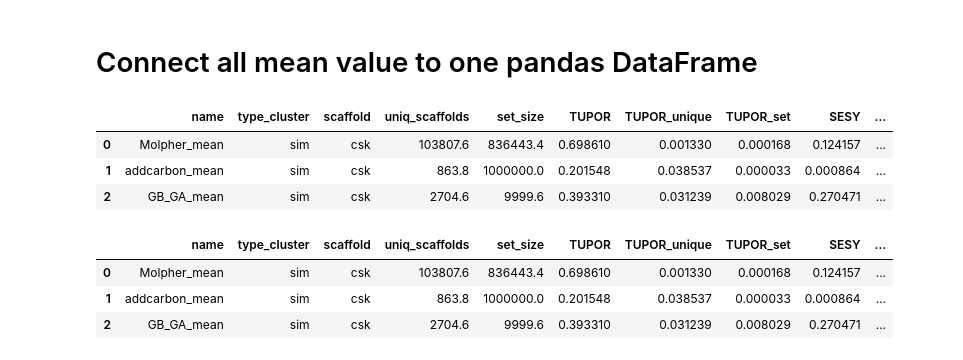
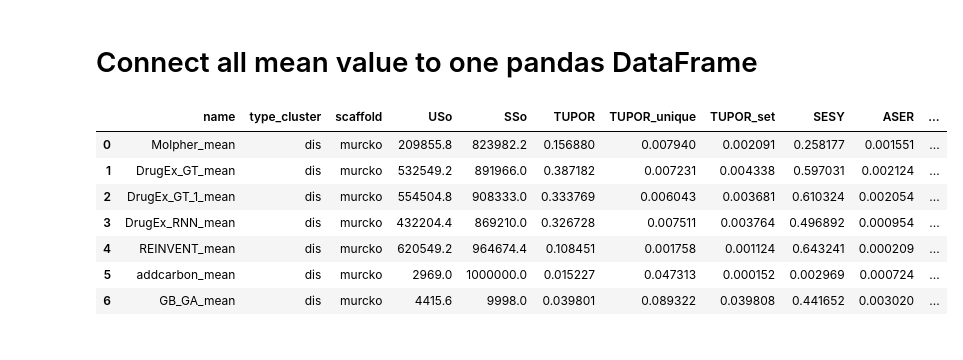
Before and after one commit to filvaleriia/scaffold-based-metrics, a Jupyter notebook: calculate_the_metrics.ipynb, the cells around one changed output. Cells and saved outputs as stored; diff of their text form; code cells hidden in the pictures.

```diff
--- a/calculate_the_metrics.ipynb
+++ b/calculate_the_metrics.ipynb
@@ -172,6 +174,6 @@ def avarage_value(number, type_cluster, scaffold_type, generator, receptor):
 # %%
-type_cluster = 'sim' #options: 'dis'|'sim'
+type_cluster = 'dis' #options: 'dis'|'sim'
 number = 5 #options: 1-5
 scaffold_type = 'murcko' #options: 'csk'|'murcko'
-generator = 'addcarbon' #options: 'Molpher'|'DrugEx'
-receptor = 'Glucocorticoid_receptor' #options: 'Glucocorticoid_receptor'|'Leukocyte_elastase'
+generator = 'DrugEx_RNN' #options: 'Molpher'|'DrugEx'
+receptor = 'Glucocorticoid_receptor' #options: 'Glucocorticoid_receptor'|'Leukocyte_elastase'``
@@ -189,0 +180,7 @@ avarage_value(number, type_cluster, scaffold_type, generator, receptor)
+# %%
+for generator in ['Molpher','DrugEx_GT','DrugEx_GT_1','DrugEx_RNN','REINVENT','GB_GA', 'addcarbon']:
+    for scaffold_type in ['csk', 'murcko']:
+        for type_cluster in ['dis', 'sim']:
+            number = 5
+            receptor = 'Glucocorticoid_receptor'
+            avarage_value(number, type_cluster, scaffold_type, generator, receptor)
@@ -191,7 +244,7 @@ avarage_value(number, type_cluster, scaffold_type, generator, receptor)
 # Connect all mean value to one pandas DataFrame
 # %%
 def connect_mean_value(reeptor, scaffold_type, type_cluster, generators_name_list):
-    path = f"data/results_new/{receptor}/{scaffold_type}_scaffolds/{type_cluster}/"
+    path = f"data/results/{receptor}/{scaffold_type}_scaffolds/{type_cluster}/"
     link = {}
     for generator in generators_name_list:
         link[f'link_{generator}'] = f'{path}{generator}_mean_{scaffold_type}_{type_cluster}.csv'
@@ -204,30 +257,28 @@ def connect_mean_value(reeptor, scaffold_type, type_cluster, generators_name_lis
     df = df.drop(columns = ['TUPOR_'])
     display(df)
     dff = df.copy()
-    dff['set_size'] = dff['set_size'].apply(lambda x : "{:,}".format(x))
-    dff['uniq_scaffolds'] = dff['uniq_scaffolds'].apply(lambda x : "{:,}".format(x))
-    dff['tRS'] = dff['tRS'].apply(lambda x : "{:,}".format(x))
+    dff['SSo'] = dff['SSo'].apply(lambda x : "{:,}".format(x))
+    dff['USo'] = dff['USo'].apply(lambda x : "{:,}".format(x))
+    dff['CwASo'] = dff['CwASo'].apply(lambda x : "{:,}".format(x))
 
 
     dff.to_csv(f"{path}/mean_{scaffold_type}_{type_cluster}_with_coma.csv", index = False)
     df.to_csv(f"{path}/mean_{scaffold_type}_{type_cluster}.csv", index = False)
     dff.to_html(f"{path}/mean_{scaffold_type}_{type_cluster}.html", index = False)
+    return df
 # %%
-type_cluster = 'sim' #options: 'dis'|'sim'
-scaffold_type = 'csk' #options: 'csk'|'murcko'
-generators_name_list = ['Molpher', 'addcarbon', 'GB_GA'] #options: 'Molpher'|'DrugEx'
+type_cluster = 'dis' #options: 'dis'|'sim'
+scaffold_type = 'murcko' #options: 'csk'|'murcko'
+generators_name_list = ['Molpher', 'DrugEx_GT', 'DrugEx_GT_1','DrugEx_RNN', 'REINVENT', 'addcarbon', 'GB_GA'] #options: 'Molpher'|'DrugEx'
 receptor = 'Glucocorticoid_receptor' #options: 'Glucocorticoid_receptor'|'Leukocyte_elastase'
 # %%
-connect_mean_value(receptor, scaffold_type, type_cluster, generators_name_list)
+df = connect_mean_value(receptor, scaffold_type, type_cluster, generators_name_list)
 # %% [output]
-|  | name | type_cluster | scaffold | uniq_scaffolds | set_size | TUPOR | TUPOR_unique | TUPOR_set | SESY | ... |
-| 0 | Molpher_mean | sim | csk | 103807.6 | 836443.4 | 0.698610 | 0.001330 | 0.000168 | 0.124157 | ... |
-| 1 | addcarbon_mean | sim | csk | 863.8 | 1000000.0 | 0.201548 | 0.038537 | 0.000033 | 0.000864 | ... |
-| 2 | GB_GA_mean | sim | csk | 2704.6 | 9999.6 | 0.393310 | 0.031239 | 0.008029 | 0.270471 | ... |
+|  | name | type_cluster | scaffold | USo | SSo | TUPOR | TUPOR_unique | TUPOR_set | SESY | ASER | ... |
+| 0 | Molpher_mean | dis | murcko | 209855.8 | 823982.2 | 0.156880 | 0.007940 | 0.002091 | 0.258177 | 0.001551 | ... |
+| 1 | DrugEx_GT_mean | dis | murcko | 532549.2 | 891966.0 | 0.387182 | 0.007231 | 0.004338 | 0.597031 | 0.002124 | ... |
+| 2 | DrugEx_GT_1_mean | dis | murcko | 554504.8 | 908333.0 | 0.333769 | 0.006043 | 0.003681 | 0.610324 | 0.002054 | ... |
+| 3 | DrugEx_RNN_mean | dis | murcko | 432204.4 | 869210.0 | 0.326728 | 0.007511 | 0.003764 | 0.496892 | 0.000954 | ... |
+| 4 | REINVENT_mean | dis | murcko | 620549.2 | 964674.4 | 0.108451 | 0.001758 | 0.001124 | 0.643241 | 0.000209 | ... |
+| 5 | addcarbon_mean | dis | murcko | 2969.0 | 1000000.0 | 0.015227 | 0.047313 | 0.000152 | 0.002969 | 0.000724 | ... |
+| 6 | GB_GA_mean | dis | murcko | 4415.6 | 9998.0 | 0.039801 | 0.089322 | 0.039808 | 0.441652 | 0.003020 | ... |
-# %%
-connect_mean_value(receptor, scaffold_type, type_cluster, generators_name_list)
-# %% [output]
-|  | name | type_cluster | scaffold | uniq_scaffolds | set_size | TUPOR | TUPOR_unique | TUPOR_set | SESY | ... |
-| 0 | Molpher_mean | sim | csk | 103807.6 | 836443.4 | 0.698610 | 0.001330 | 0.000168 | 0.124157 | ... |
-| 1 | addcarbon_mean | sim | csk | 863.8 | 1000000.0 | 0.201548 | 0.038537 | 0.000033 | 0.000864 | ... |
-| 2 | GB_GA_mean | sim | csk | 2704.6 | 9999.6 | 0.393310 | 0.031239 | 0.008029 | 0.270471 | ... |
```
Also changed, not shown: parts of 8 cells of this notebook, 1 other file.
